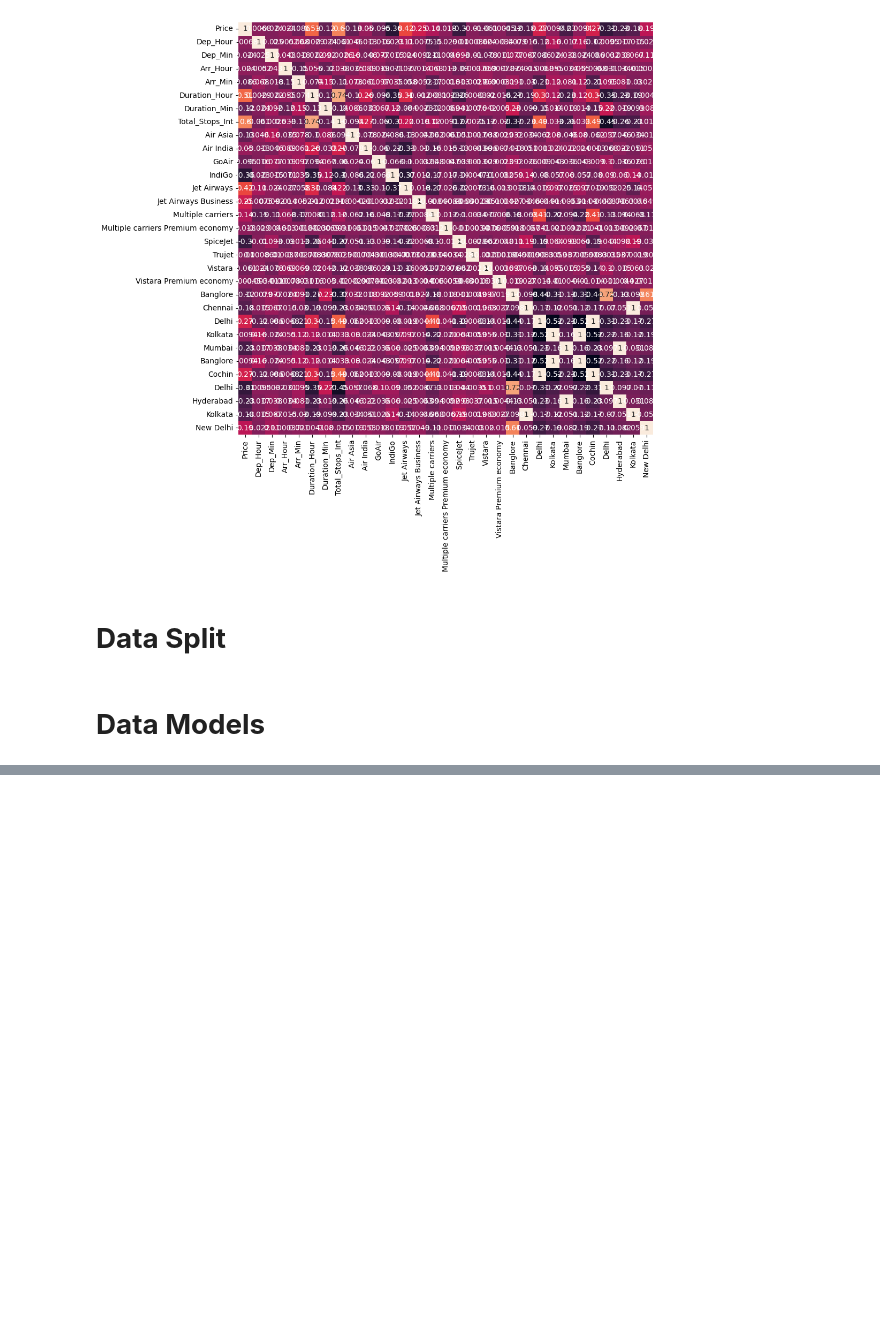
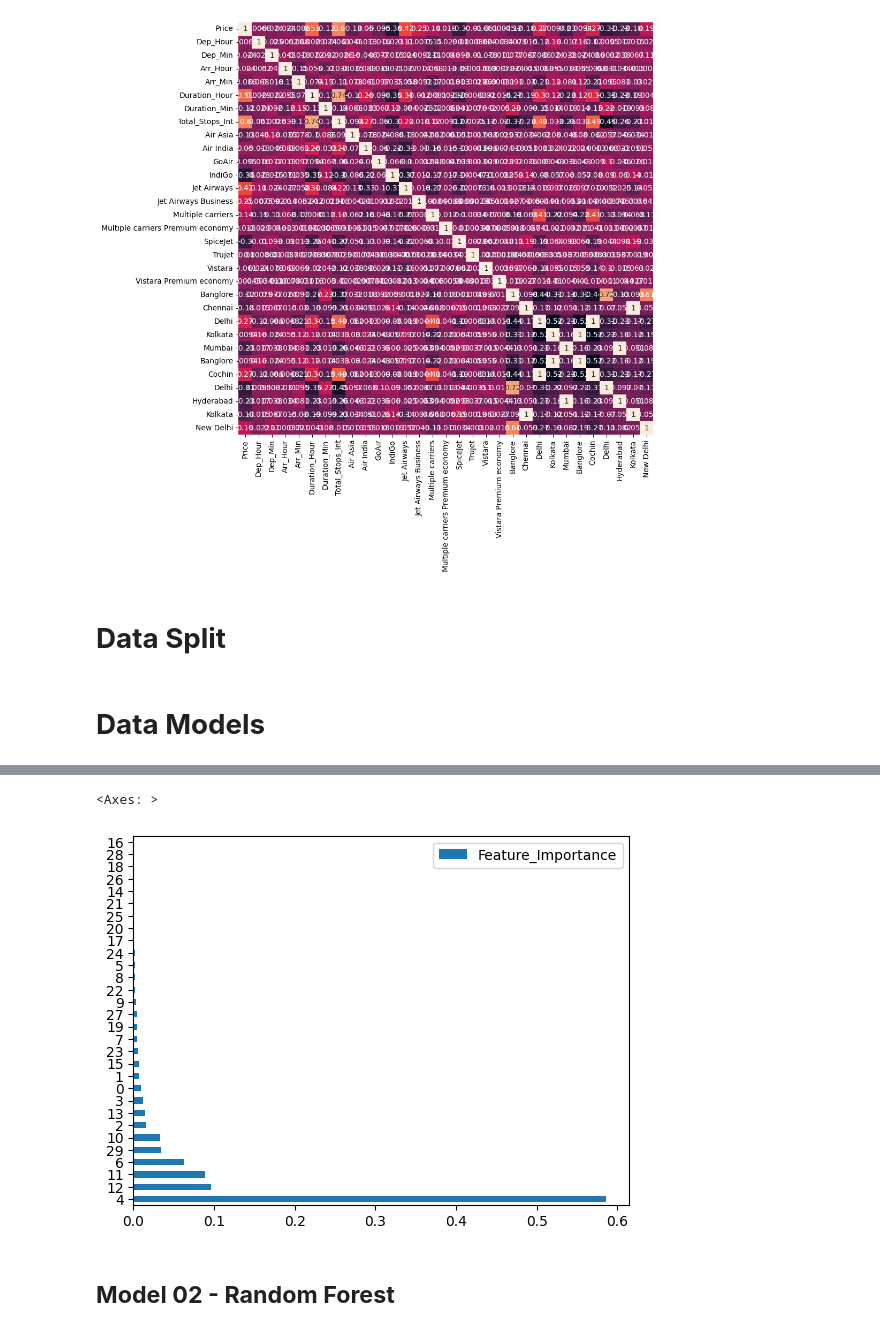
Before and after one commit to akshayyewle/Machine-Learning, a Jupyter notebook: 11 Flight Ticket Price Prediction/Python Notebook.ipynb, the cells around one changed output, grey strips where cells are left out. Cells and saved outputs as stored; diff of their text form; code cells hidden in the pictures; blank space fills up the shorter version.

```diff
--- a/11 Flight Ticket Price Prediction/Python Notebook.ipynb
+++ b/11 Flight Ticket Price Prediction/Python Notebook.ipynb
@@ -479,0 +496,7 @@ model01_Analysis
+# %%
+model01_Analysis.plot(kind='barh')
+# %% [output]
+<Axes: >
+[figure, added]
+# %% [markdown]
+## **Model 02 - Random Forest**
```
Also changed, not shown: parts of 6 cells of this notebook.
